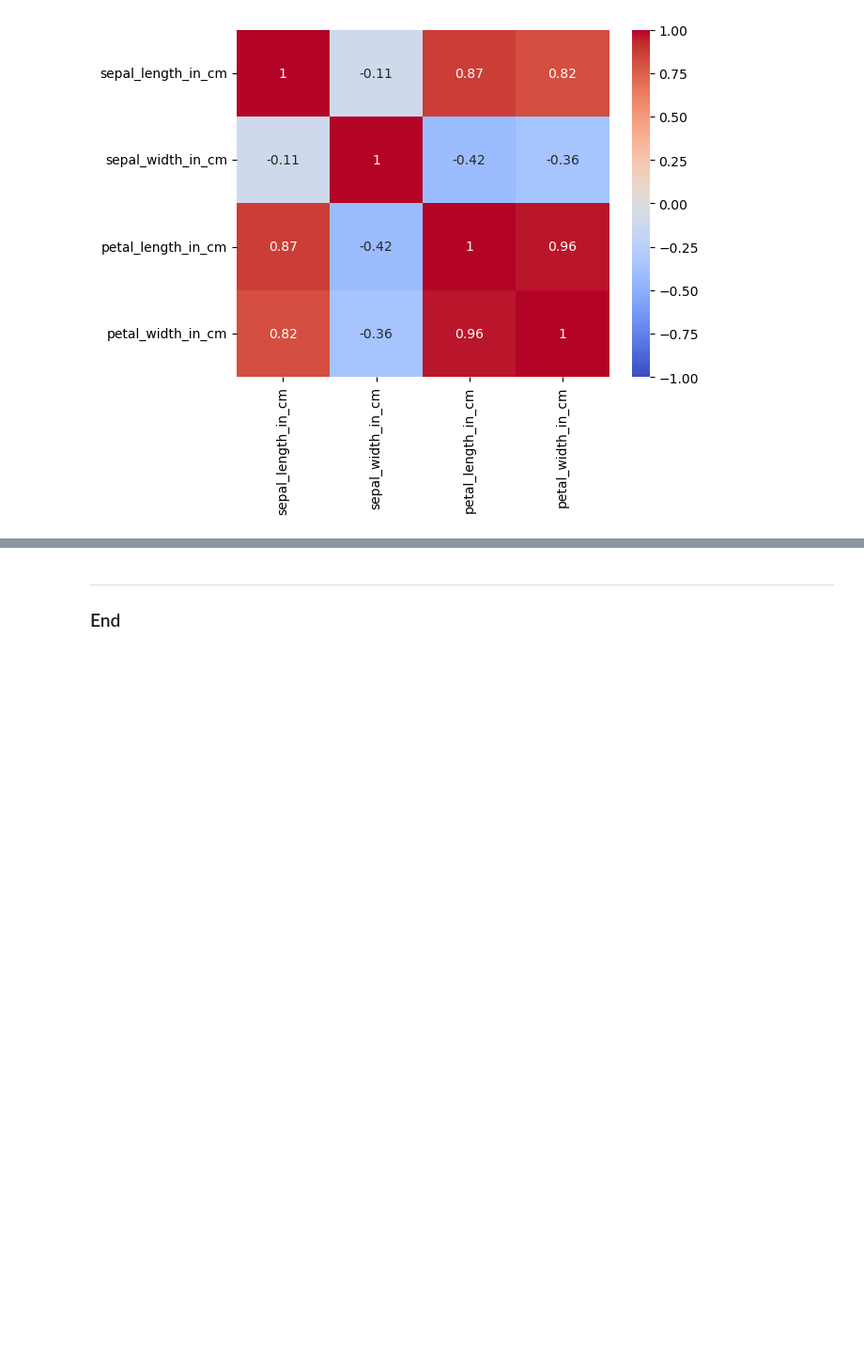
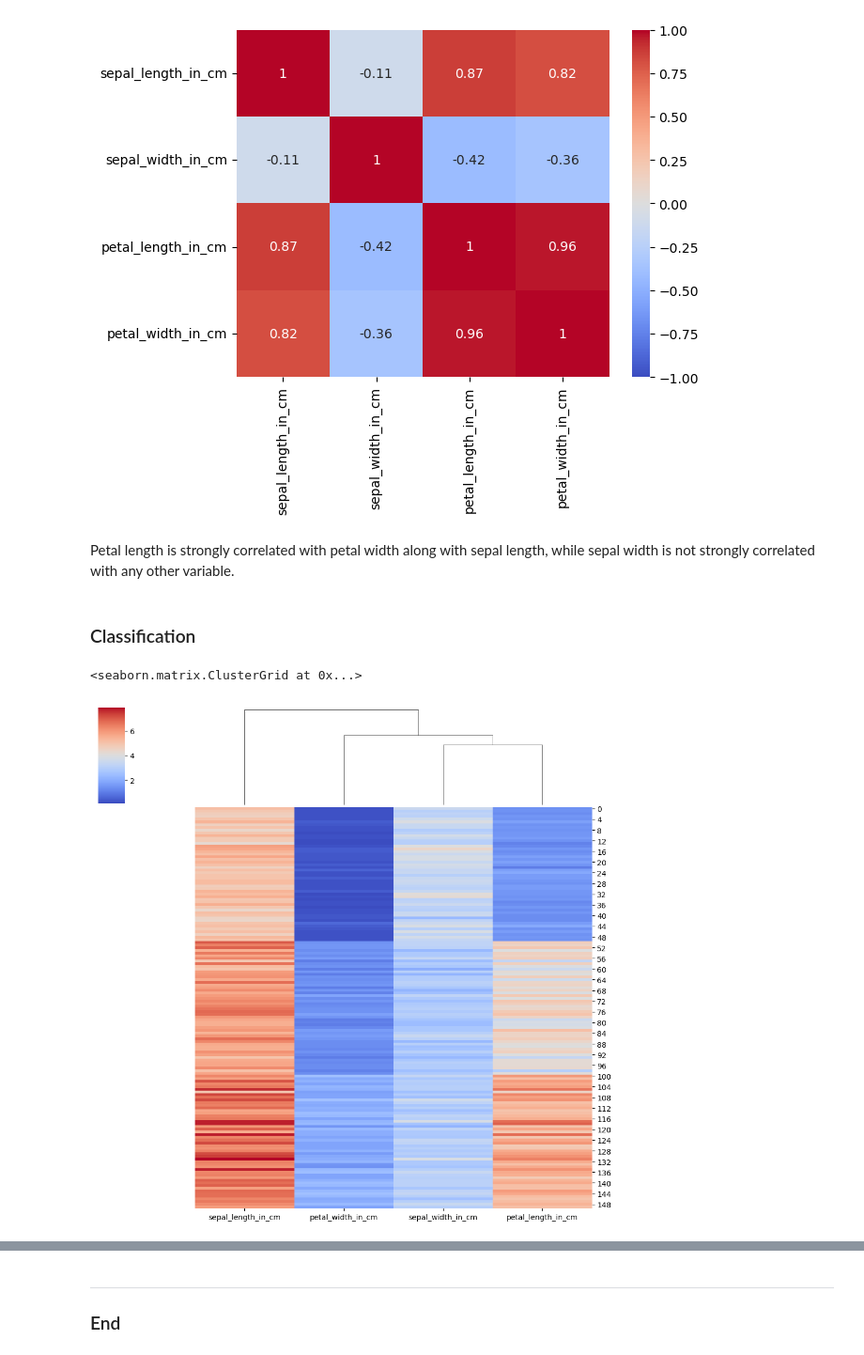
Before and after one commit to lmacakova/pands-project, a Jupyter notebook: iris_analysis.ipynb, the cells around one changed output, grey strips where cells are left out. Shown at 94% size. Drawn from its saved outputs; the diff is of its cells as text; code cells hidden in the pictures; blank space fills up the shorter version.

```diff
--- a/iris_analysis.ipynb
+++ b/iris_analysis.ipynb
@@ -134,3 +130,17 @@ sns.heatmap(corr_coef, annot=True, cmap='coolwarm', vmin=-1,vmax=1)
 # %% [output]
 <Axes: >
 [figure]
+# %% [markdown]
+Petal length is strongly correlated with petal width along with sepal length, while sepal width is not strongly correlated with any other variable.
+# %% [markdown]
+### Classification
+# %%
+# creating x dataset and y series
+x=df.drop(columns=['species'])
+y=df['species']
+# %%
+# Dendrogram
+sns.clustermap( x, cmap='coolwarm', row_cluster=False)
+# %% [output]
+<seaborn.matrix.ClusterGrid at 0x...>
+[figure, added]
```
Also changed, not shown: parts of 19 cells of this notebook, 5 other files.
